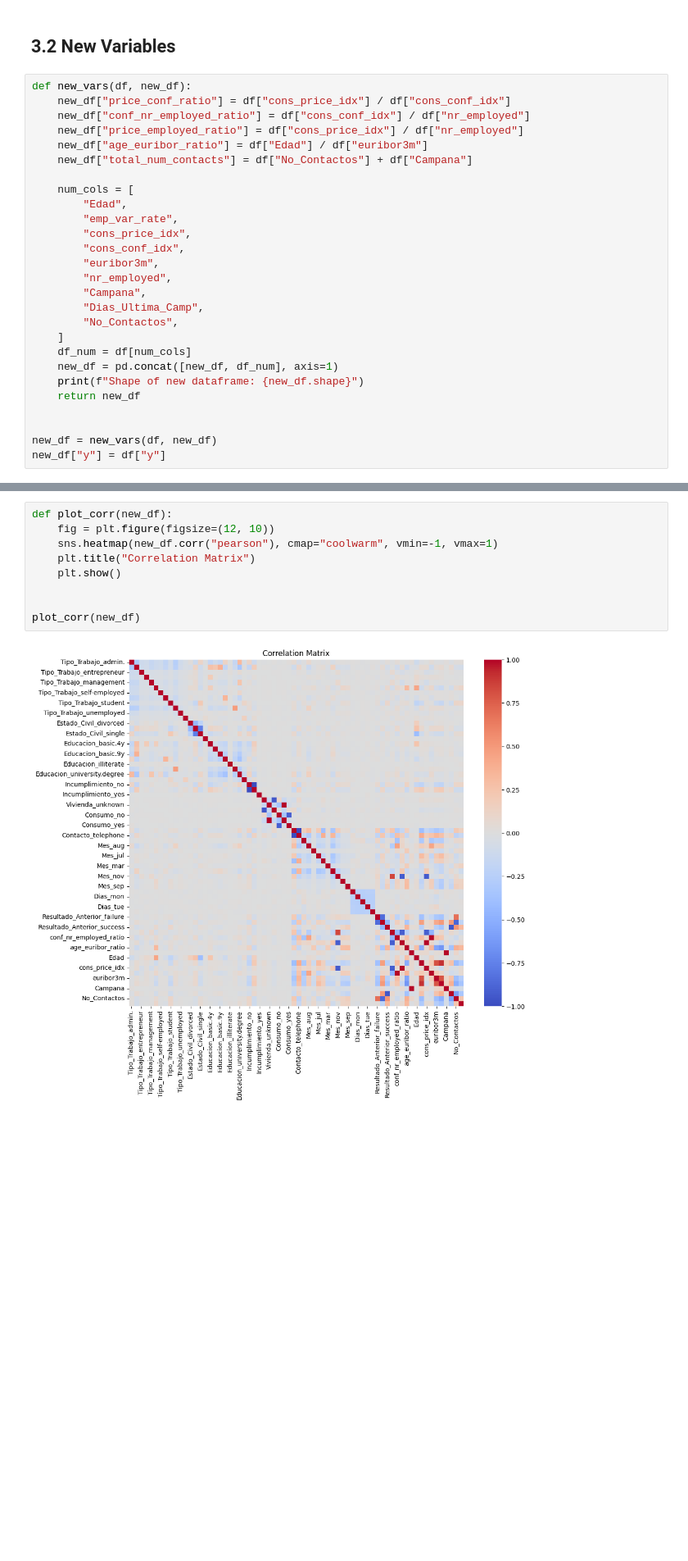
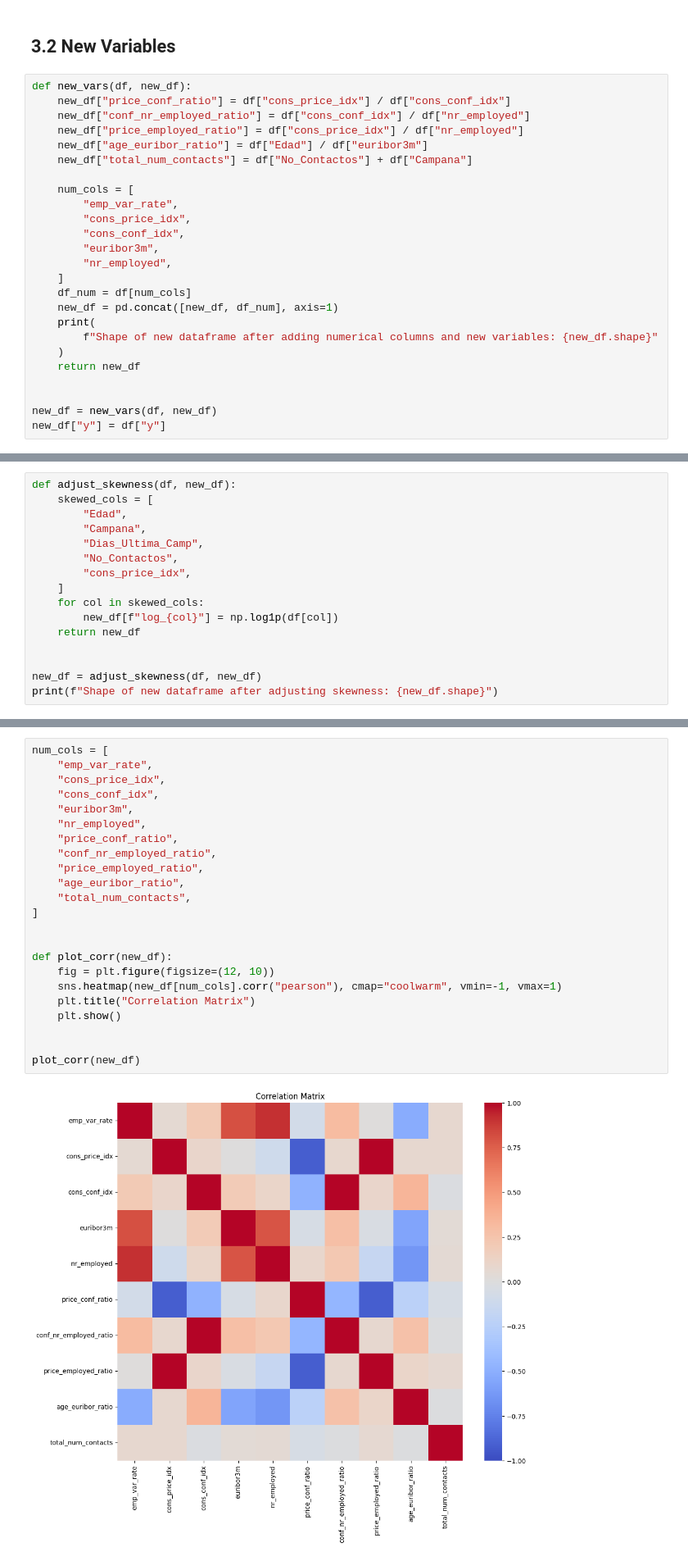
Before and after one commit to piperojas0618/Data_Office_Test, a Jupyter notebook: Enhanced_Test.ipynb, the cells around one changed output, grey strips where cells are left out. Shown at 82% size. Cells and saved outputs as stored; diff of their text form; blank space fills up the shorter version.

Commit message:
Adjust Feature Engineering process

```diff
--- a/Enhanced_Test.ipynb
+++ b/Enhanced_Test.ipynb
@@ -294,19 +302,17 @@ def new_vars(df, new_df):
     new_df["total_num_contacts"] = df["No_Contactos"] + df["Campana"]
 
     num_cols = [
-        "Edad",
         "emp_var_rate",
         "cons_price_idx",
         "cons_conf_idx",
         "euribor3m",
         "nr_employed",
-        "Campana",
-        "Dias_Ultima_Camp",
-        "No_Contactos",
     ]
     df_num = df[num_cols]
     new_df = pd.concat([new_df, df_num], axis=1)
-    print(f"Shape of new dataframe: {new_df.shape}")
+    print(
+        f"Shape of new dataframe after adding numerical columns and new variables: {new_df.shape}"
+    )
     return new_df
 
 
@@ -316,0 +366,16 @@ Shape of new dataframe: (26373, 67)
+# %%
+def adjust_skewness(df, new_df):
+    skewed_cols = [
+        "Edad",
+        "Campana",
+        "Dias_Ultima_Camp",
+        "No_Contactos",
+        "cons_price_idx",
+    ]
+    for col in skewed_cols:
+        new_df[f"log_{col}"] = np.log1p(df[col])
+    return new_df
+
+
+new_df = adjust_skewness(df, new_df)
+print(f"Shape of new dataframe after adjusting skewness: {new_df.shape}")
@@ -319,14 +422,28 @@ Shape of new dataframe: (26373, 67)
 # %%
+num_cols = [
+    "emp_var_rate",
+    "cons_price_idx",
+    "cons_conf_idx",
+    "euribor3m",
+    "nr_employed",
+    "price_conf_ratio",
+    "conf_nr_employed_ratio",
+    "price_employed_ratio",
+    "age_euribor_ratio",
+    "total_num_contacts",
+]
+
+
 def plot_corr(new_df):
     fig = plt.figure(figsize=(12, 10))
-    sns.heatmap(new_df.corr("pearson"), cmap="coolwarm", vmin=-1, vmax=1)
+    sns.heatmap(new_df[num_cols].corr("pearson"), cmap="coolwarm", vmin=-1, vmax=1)
     plt.title("Correlation Matrix")
     plt.show()
 
 
 plot_corr(new_df)
 # %% [output]
-[figure, old version]
+[figure, new version]
 # %%
 # Avoid low correlation features
 def cols_to_drop(new_df):
```
Also changed, not shown: parts of 44 cells of this notebook, 5 other files.
